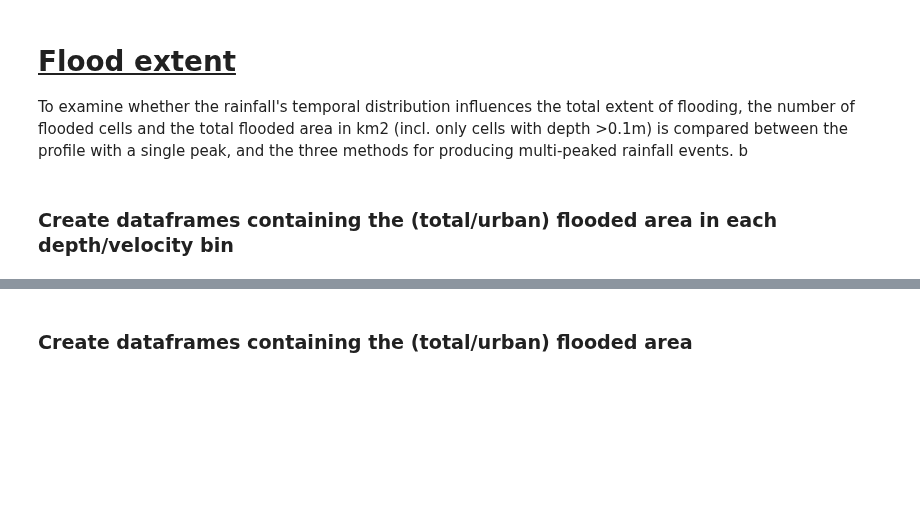
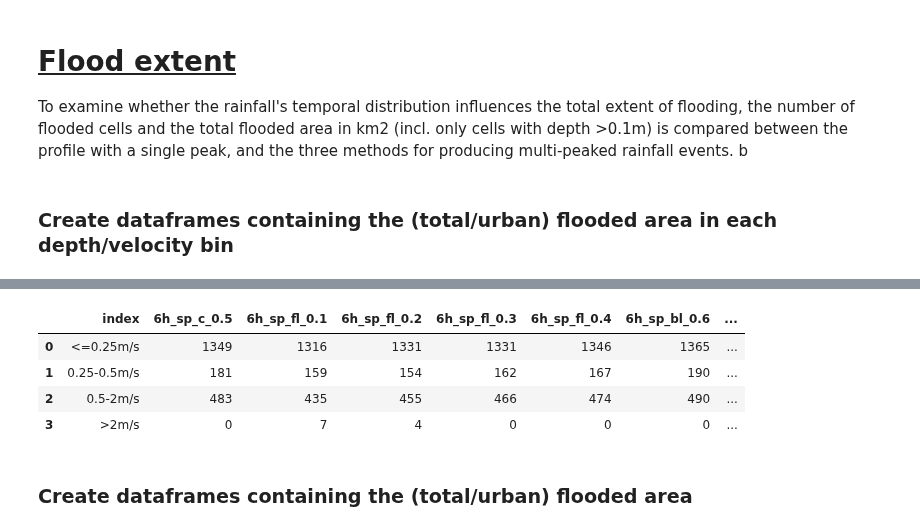
Before and after one commit to masher92/UKCP18, a Jupyter notebook: CatchmentAnalysis/ProcessModelResults/Processing-2.ipynb, the cells around one changed output, grey strips where cells are left out. Drawn from its saved outputs; the diff is of its cells as text; code cells hidden in the pictures; blank space fills up the shorter version.

```diff
--- a/CatchmentAnalysis/ProcessModelResults/Processing-2.ipynb
+++ b/CatchmentAnalysis/ProcessModelResults/Processing-2.ipynb
@@ -1,5 +1,5 @@
 # %%
 catchment_name = 'WykeBeck' #LinDyke
-methods_key ='Observed'
+methods_key ='Idealised'
 region = '' # 'Kippax' #'' # 'Garforth'
 # %%
@@ -239,3 +47,43 @@ landcover_notwater_flat = landcover_notwater.flatten()
+# %%
+# Water landcover classification - 10 is water, 11 is eveyrthing else
+landcover_water, out_meta = open_and_clip(landcover_directory + 'LandCover_Freshwater_classification.tif', bbox)
+landcover_water_flat = landcover_water.flatten()
+
+# Water landcover classification - 10 is water, 11 is eveyrthing else
+landcover_notwater, out_meta = open_and_clip(landcover_directory + 'LandCover_notwater_classification.tif', bbox)
+landcover_notwater_flat = landcover_notwater.flatten()
+
+# Urban landcover classification - 10 is urban, 1 is everything else
+landcover_urban, out_meta = open_and_clip(landcover_directory + 'LandCover_Urban_classification.tif', bbox)
+landcover_urban_flat = landcover_urban.flatten()
+
+# Urban landcover classification - 10 is urban, 1 is everything else
+landcover_suburban, out_meta = open_and_clip(landcover_directory + 'LandCover_SubUrban_classification.tif', bbox)
+landcover_suburban_flat = landcover_suburban.flatten()
+
+# Water landcover classification - 10 is water, 11 is eveyrthing else
+landcover_arable, out_meta = open_and_clip(landcover_directory + 'LandCover_Arable_classification.tif', bbox)
+landcover_arable_flat = landcover_arable.flatten()
+
+# Water landcover classification - 10 is water, 11 is eveyrthing else
+landcover_cg, out_meta = open_and_clip(landcover_directory + 'LandCover_CalcareousGrassland_classification.tif', bbox)
+landcover_cg_flat = landcover_cg.flatten()
+
+# Urban landcover classification - 10 is urban, 1 is everything else
+landcover_ig, out_meta = open_and_clip(landcover_directory + 'LandCover_ImprovedGrassland_classification.tif', bbox)
+landcover_ig_flat = landcover_ig.flatten()
+
+# Urban landcover classification - 10 is urban, 1 is everything else
+landcover_ng, out_meta = open_and_clip(landcover_directory + 'LandCover_NeutralGrassland_classification.tif', bbox)
+landcover_ng_flat = landcover_ng.flatten()
+
+# Urban landcover classification - 10 is urban, 1 is everything else
+landcover_hg, out_meta = open_and_clip(landcover_directory + 'LandCover_HeatherGrassland_classification.tif', bbox)
+landcover_hg_flat = landcover_hg.flatten()
+
+# Urban landcover classification - 10 is urban, 1 is everything else
+landcover_dw, out_meta = open_and_clip(landcover_directory + 'LandCover_DeciduousWoodland_classification.tif', bbox)
+landcover_dw_flat = landcover_dw.flatten()
 # %% [markdown]
 ### Find maximum intensity for each method and minute in which it occurs (to use in sorting results analysis)
 # %%
@@ -342,6 +335,15 @@ velocity_counts_arable, velocity_props_arable = create_binned_counts_and_props(m
                                                                                    catchment_gdf,landcover_arable_flat)
 depth_counts_arable, depth_props_arable = create_binned_counts_and_props(methods, fps, True,'Depth',bbox,catchment_gdf,
                                                                              landcover_arable_flat)
+# %%
+# np.unique(velocity_counts_arable, return_counts=True)
+velocity_counts_arable
+# %% [output]
+|  | index | 6h_sp_c_0.5 | 6h_sp_fl_0.1 | 6h_sp_fl_0.2 | 6h_sp_fl_0.3 | 6h_sp_fl_0.4 | 6h_sp_bl_0.6 | ... |
+| 0 | <=0.25m/s | 1349 | 1316 | 1331 | 1331 | 1346 | 1365 | ... |
+| 1 | 0.25-0.5m/s | 181 | 159 | 154 | 162 | 167 | 190 | ... |
+| 2 | 0.5-2m/s | 483 | 435 | 455 | 466 | 474 | 490 | ... |
+| 3 | >2m/s | 0 | 7 | 4 | 0 | 0 | 0 | ... |
 # %% [markdown]
 ### Create dataframes containing the (total/urban) flooded area
 # %%
```
Also changed, not shown: parts of 13 cells of this notebook.
